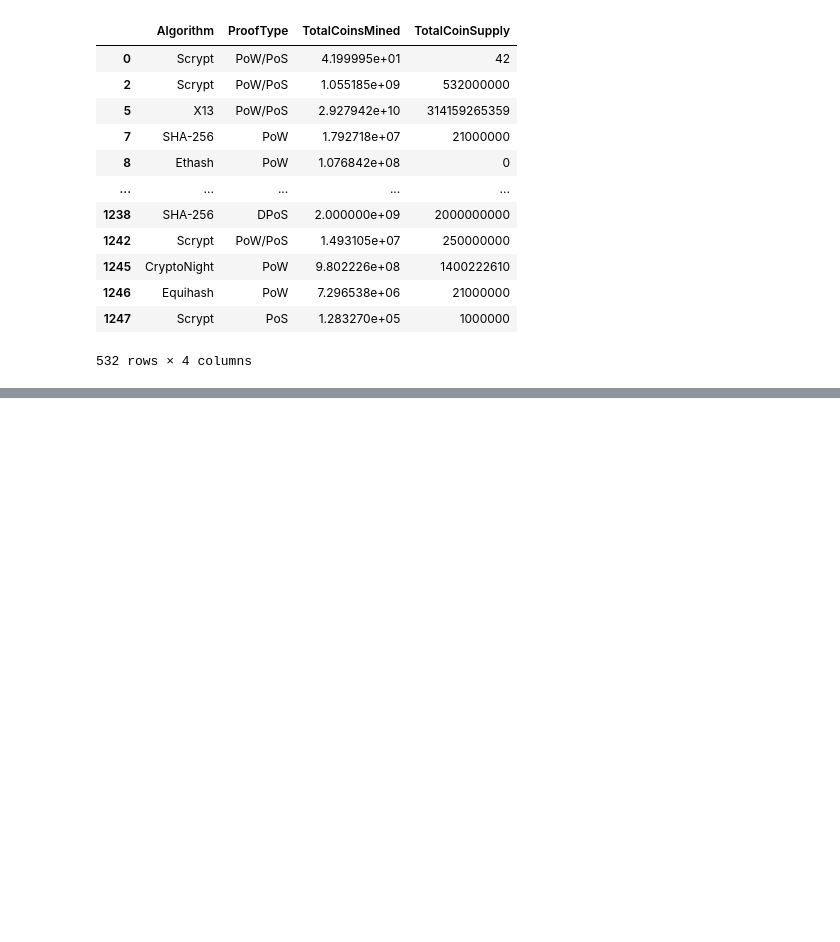
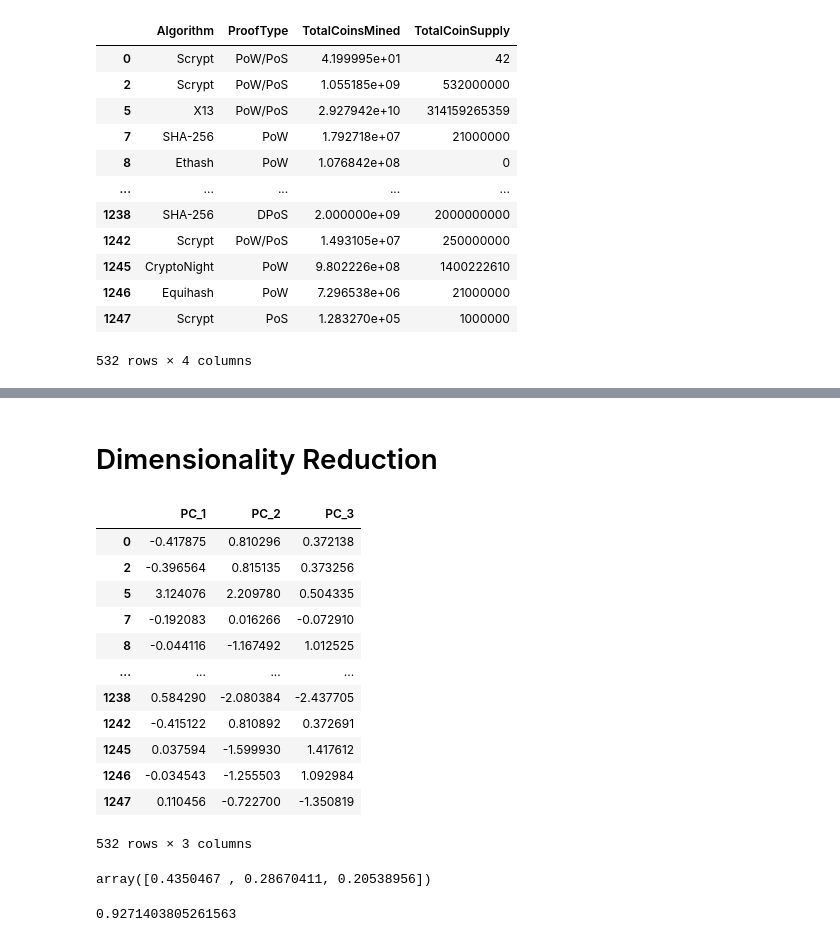
Before and after one commit to RShailza/Unsupervised-Machine-Learning, a Jupyter notebook: CryptoCompare.ipynb, the cells around one changed output, grey strips where cells are left out. Saved outputs shown, nothing was run; the diff lists cells and outputs as text; code cells hidden in the pictures; blank space fills up the shorter version.

```diff
--- a/CryptoCompare.ipynb
+++ b/CryptoCompare.ipynb
@@ -213,0 +224,2 @@ array([[ 3.76459118e-01,  8.91356555e-01, -1.17108170e-01,
+# %% [markdown]
+# Dimensionality Reduction
@@ -213,0 +231,32 @@ array([[ 3.76459118e-01,  8.91356555e-01, -1.17108170e-01,
+# %%
+# Create a DataFrame with the principal components data
+
+crypto_pca = pca.fit_transform(crypto_scaled)
+
+pcs_df = pd.DataFrame(data=crypto_pca, columns=["PC_1", "PC_2", "PC_3"], index=df_crypto.index)
+
+pcs_df
+# %% [output]
+|  | PC_1 | PC_2 | PC_3 |
+| 0 | -0.417875 | 0.810296 | 0.372138 |
+| 2 | -0.396564 | 0.815135 | 0.373256 |
+| 5 | 3.124076 | 2.209780 | 0.504335 |
+| 7 | -0.192083 | 0.016266 | -0.072910 |
+| 8 | -0.044116 | -1.167492 | 1.012525 |
+| ... | ... | ... | ... |
+| 1238 | 0.584290 | -2.080384 | -2.437705 |
+| 1242 | -0.415122 | 0.810892 | 0.372691 |
+| 1245 | 0.037594 | -1.599930 | 1.417612 |
+| 1246 | -0.034543 | -1.255503 | 1.092984 |
+| 1247 | 0.110456 | -0.722700 | -1.350819 |
+532 rows × 3 columns
+# %%
+# Fetch the explained variance
+variance = pca.explained_variance_ratio_
+variance
+# %% [output]
+array([0.4350467 , 0.28670411, 0.20538956])
+# %%
+sum(variance)
+# %% [output]
+0.9271403805261563
```
Also changed, not shown: parts of 29 cells of this notebook.
